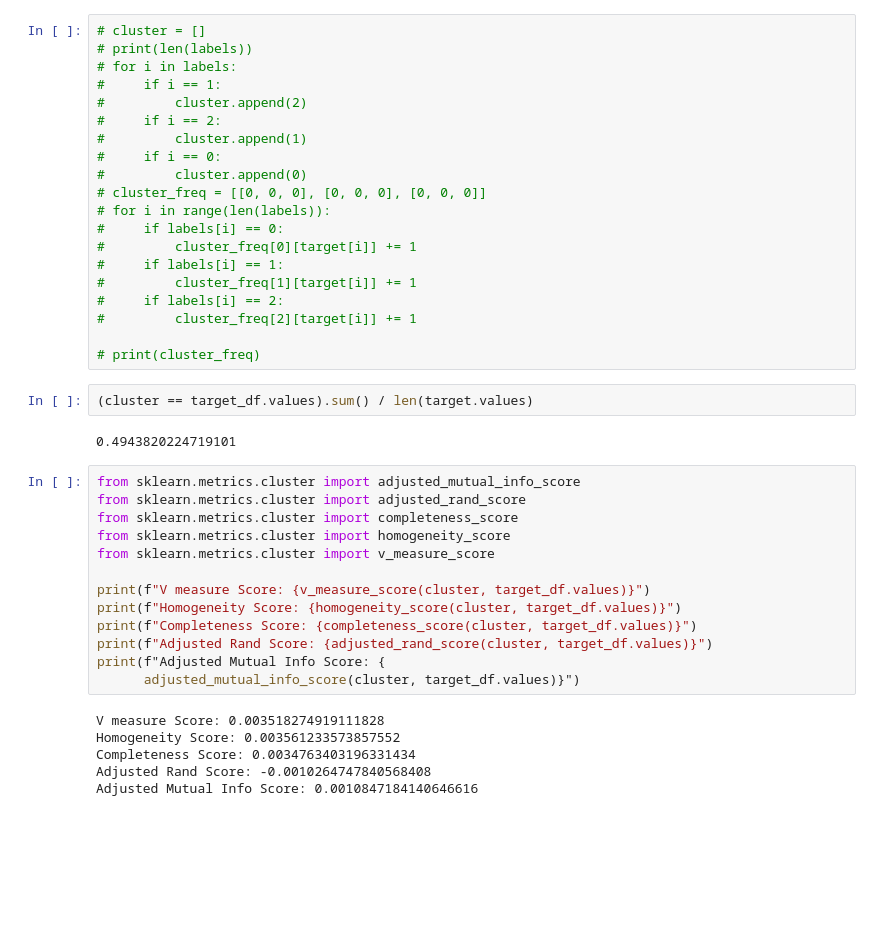
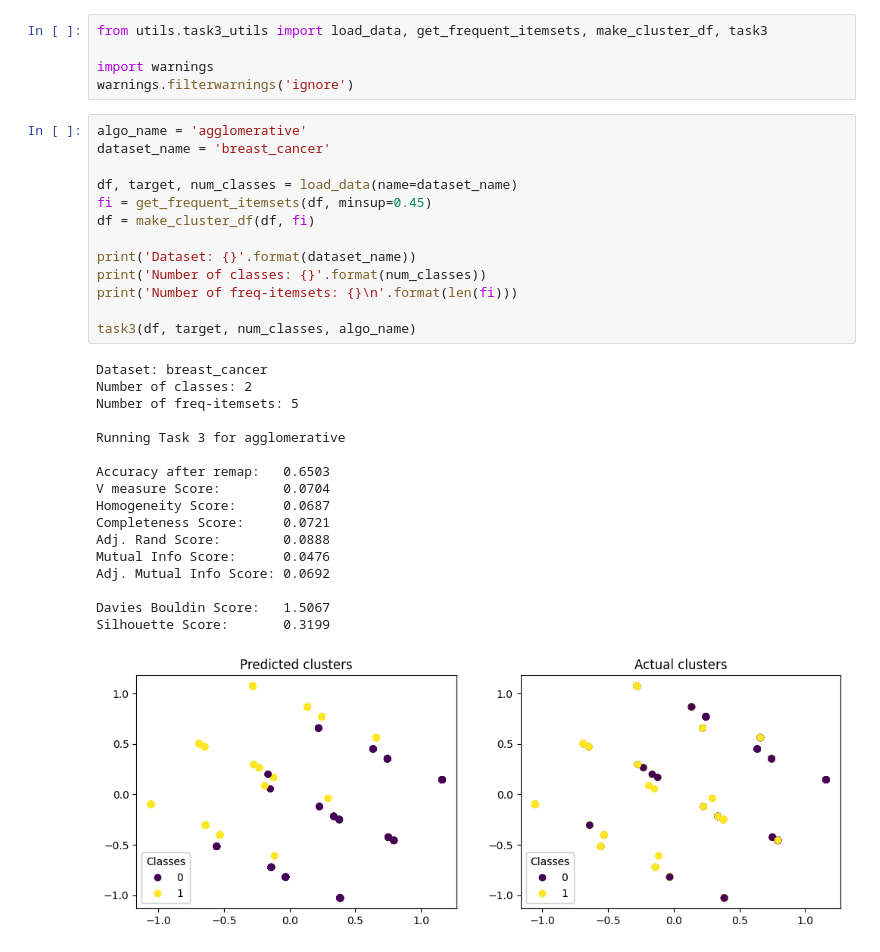
Before and after one commit to siddhantpathakk/FrequentMining, a Jupyter notebook: task3.ipynb, the cells around one changed output. Cells and saved outputs as stored; diff of their text form; blank space fills up the shorter version.

Commit message:
add: run q3 with minsup

```diff
--- a/task3.ipynb
+++ b/task3.ipynb
@@ -507,43 +1,36 @@ labels, target_df.values
-# %%
-# cluster = []
-# print(len(labels))
-# for i in labels:
-#     if i == 1:
-#         cluster.append(2)
-#     if i == 2:
-#         cluster.append(1)
-#     if i == 0:
-#         cluster.append(0)
-# cluster_freq = [[0, 0, 0], [0, 0, 0], [0, 0, 0]]
-# for i in range(len(labels)):
-#     if labels[i] == 0:
-#         cluster_freq[0][target[i]] += 1
-#     if labels[i] == 1:
-#         cluster_freq[1][target[i]] += 1
-#     if labels[i] == 2:
-#         cluster_freq[2][target[i]] += 1
-
-# print(cluster_freq)
-# %%
-(cluster == target_df.values).sum() / len(target.values)
-# %% [output]
-0.4943820224719101
-# %%
-from sklearn.metrics.cluster import adjusted_mutual_info_score
-from sklearn.metrics.cluster import adjusted_rand_score
-from sklearn.metrics.cluster import completeness_score
-from sklearn.metrics.cluster import homogeneity_score
-from sklearn.metrics.cluster import v_measure_score
-
-print(f"V measure Score: {v_measure_score(cluster, target_df.values)}")
-print(f"Homogeneity Score: {homogeneity_score(cluster, target_df.values)}")
-print(f"Completeness Score: {completeness_score(cluster, target_df.values)}")
-print(f"Adjusted Rand Score: {adjusted_rand_score(cluster, target_df.values)}")
-print(f"Adjusted Mutual Info Score: {
-      adjusted_mutual_info_score(cluster, target_df.values)}")
-# %% [output]
-V measure Score: 0.003518274919111828
-Homogeneity Score: 0.003561233573857552
-Completeness Score: 0.0034763403196331434
-Adjusted Rand Score: -0.0010264747840568408
-Adjusted Mutual Info Score: 0.0010847184140646616
+# %%
+from utils.task3_utils import load_data, get_frequent_itemsets, make_cluster_df, task3
+
+import warnings
+warnings.filterwarnings('ignore')
+# %%
+algo_name = 'agglomerative'
+dataset_name = 'breast_cancer'
+
+df, target, num_classes = load_data(name=dataset_name)
+fi = get_frequent_itemsets(df, minsup=0.45)
+df = make_cluster_df(df, fi)
+
+print('Dataset: {}'.format(dataset_name))
+print('Number of classes: {}'.format(num_classes))
+print('Number of freq-itemsets: {}\n'.format(len(fi)))
+
+task3(df, target, num_classes, algo_name)
+# %% [output]
+Dataset: breast_cancer
+Number of classes: 2
+Number of freq-itemsets: 5
+
+Running Task 3 for agglomerative
+
+Accuracy after remap:   0.6503
+V measure Score:        0.0704
+Homogeneity Score:      0.0687
+Completeness Score:     0.0721
+Adj. Rand Score:        0.0888
+Mutual Info Score:      0.0476
+Adj. Mutual Info Score: 0.0692
+
+Davies Bouldin Score:   1.5067
+Silhouette Score:       0.3199
+[figure, added]
```
Also changed, not shown: parts of 35 cells of this notebook.
